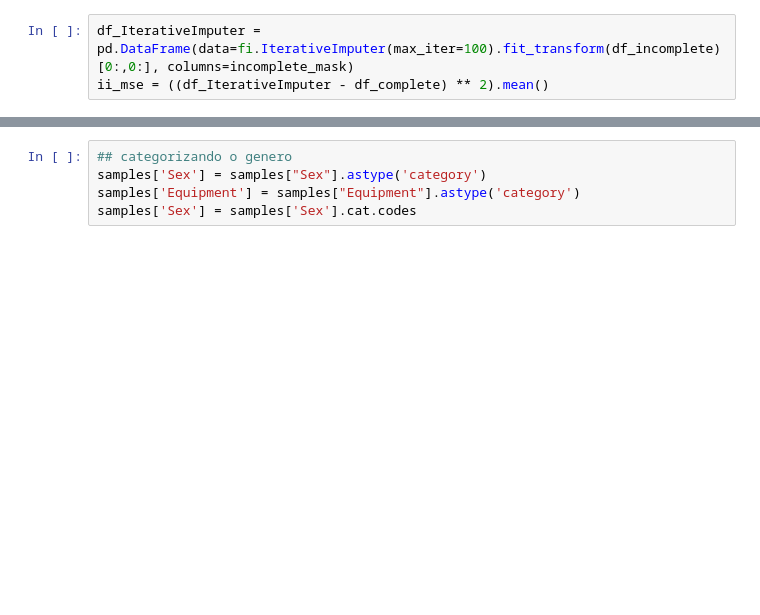
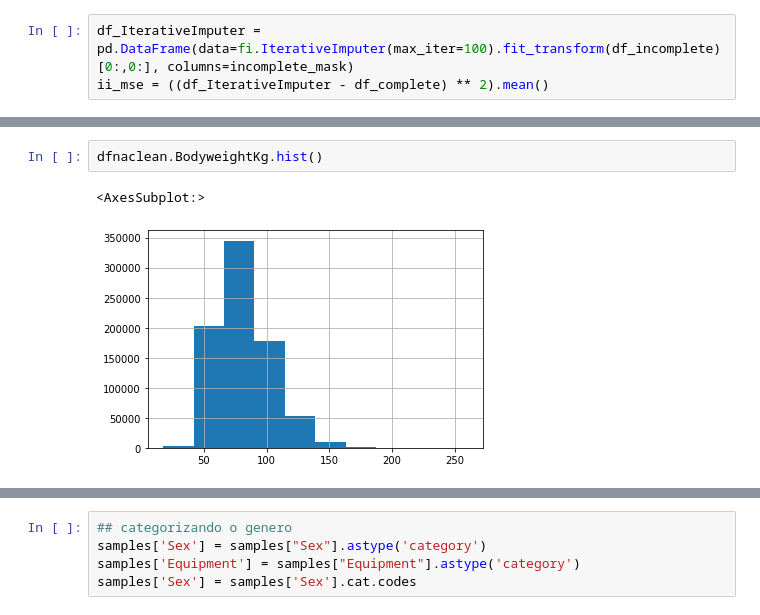
Before and after one commit to maluwastaken/Intro-Data-Science, a Jupyter notebook: powerlifting.ipynb, the cells around one changed output, grey strips where cells are left out. Cells and saved outputs as stored; diff of their text form; blank space fills up the shorter version.

```diff
--- a/powerlifting.ipynb
+++ b/powerlifting.ipynb
@@ -398,0 +525,5 @@ dfnaclean['Age'].hist()
+# %%
+dfnaclean.BodyweightKg.hist()
+# %% [output]
+<AxesSubplot:>
+[figure, added]
```
Also changed, not shown: parts of 55 cells of this notebook.
